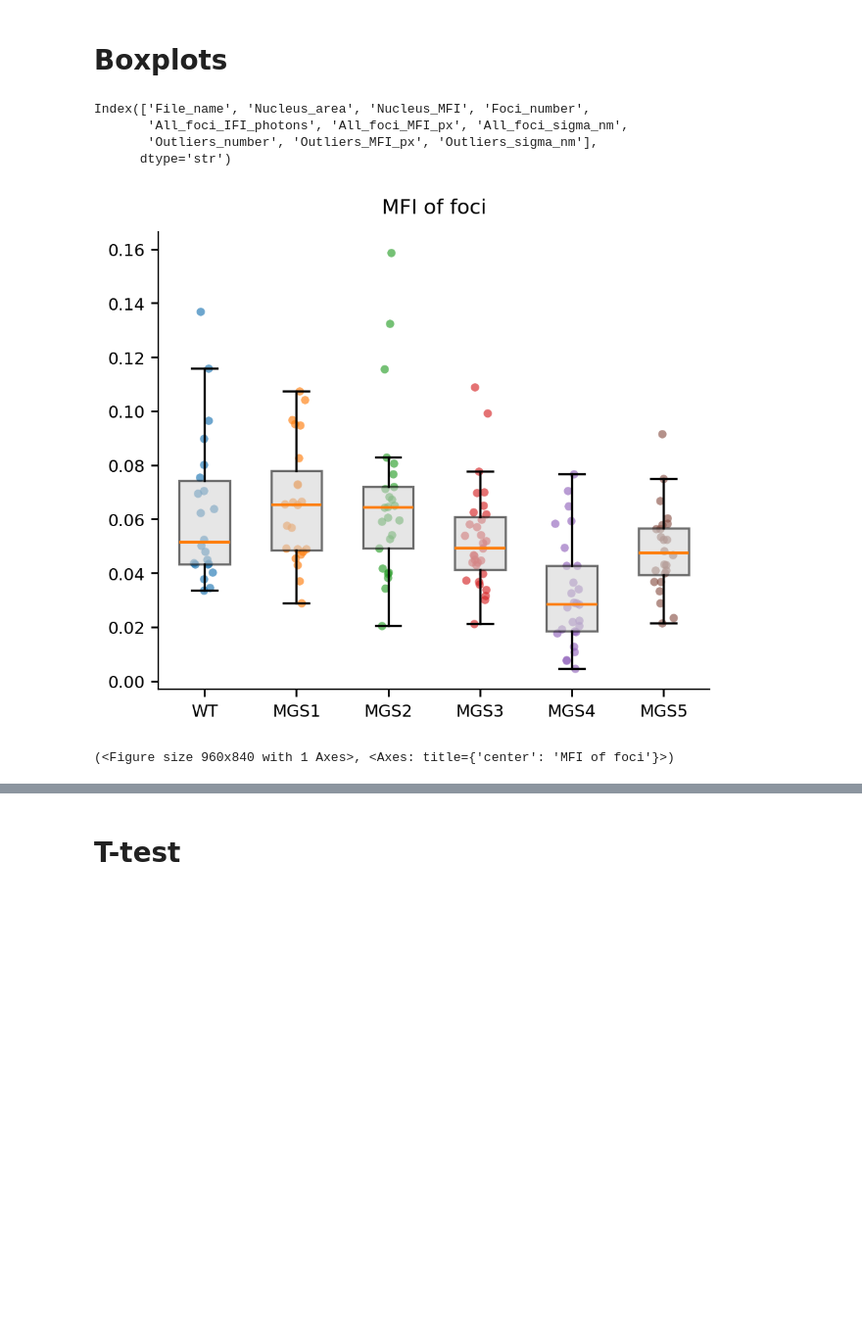
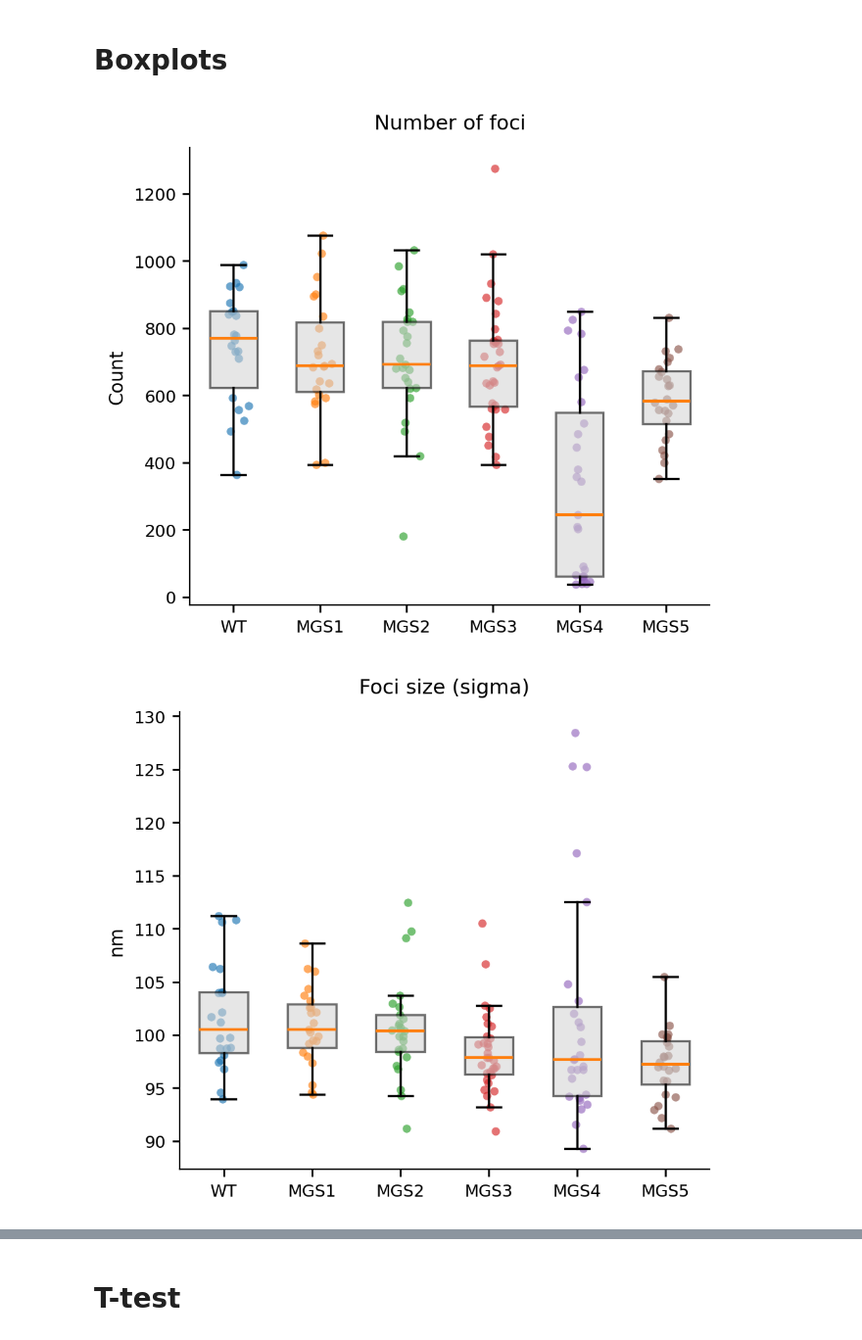
Before and after one commit to Lopatushka/LLPS, a Jupyter notebook: Kmean.ipynb, the cells around one changed output, grey strips where cells are left out. Shown at 98% size. Cells and saved outputs as stored; diff of their text form; code cells hidden in the pictures; blank space fills up the shorter version.

Commit message:
Kmean dict to make boxplots in loop

```diff
--- a/Kmean.ipynb
+++ b/Kmean.ipynb
@@ -292,10 +211,3 @@ for v1, v2 in zip(corr['var1'], corr['var2']):
     scatter_plot(df, x_col = v1, y_col = v2)
 # %% [markdown]
 # Boxplots
-# %%
-dfs[0].columns
-# %% [output]
-Index(['File_name', 'Nucleus_area', 'Nucleus_MFI', 'Foci_number',
-       'All_foci_IFI_photons', 'All_foci_MFI_px', 'All_foci_sigma_nm',
-       'Outliers_number', 'Outliers_MFI_px', 'Outliers_sigma_nm'],
-      dtype='str')
@@ -304,18 +214,27 @@ labels=["WT", "MGS1", "MGS2", "MGS3", "MGS4", "MGS5"]
 # %%
-var = "All_foci_sigma_nm"
-beautiful_boxplot(
-    df_list=[
-            dfs[0][var],
-            dfs[1][var],
-            dfs[2][var],
-            dfs[3][var],
-            dfs[4][var],
-            dfs[5][var]
-             ],
-    labels=labels,
-    ylabel="nm",
-    title="Sigma of foci"
-)
+labels=["WT", "MGS1", "MGS2", "MGS3", "MGS4", "MGS5"]
+args = [{'var': "Foci_number", 'ylabel':'Count', 'title':'Number of foci'},
+        {'var': "All_foci_sigma_nm", 'ylabel':'nm', 'title': 'Foci size (sigma)'},
+        {'var': "All_foci_MFI_px", 'ylabel':'', 'title': 'MFI of foci'},
+        {'var': "Outliers_number", 'ylabel':'Count', 'title': 'Number of outliers'},
+        {'var': "Outliers_sigma_nm", 'ylabel':'nm', 'title':'Outliers size (sigma)'},
+        {'var': "Outliers_MFI_px", 'ylabel':'', 'title':'MFI of outliers'}
+]
-# %% [output]
-[figure, removed]
-(<Figure size 960x840 with 1 Axes>, <Axes: title={'center': 'MFI of foci'}>)
+# %%
+for arg in args:
+    beautiful_boxplot(
+        df_list=[
+                dfs[0][arg['var']],
+                dfs[1][arg['var']],
+                dfs[2][arg['var']],
+                dfs[3][arg['var']],
+                dfs[4][arg['var']],
+                dfs[5][arg['var']]
+                ],
+        labels=labels,
+        ylabel=arg['ylabel'],
+        title=arg['title']
+    )
+# %% [output]
+[figure, added]
+[figure, added]
```
Also changed, not shown: parts of 12 cells of this notebook.
